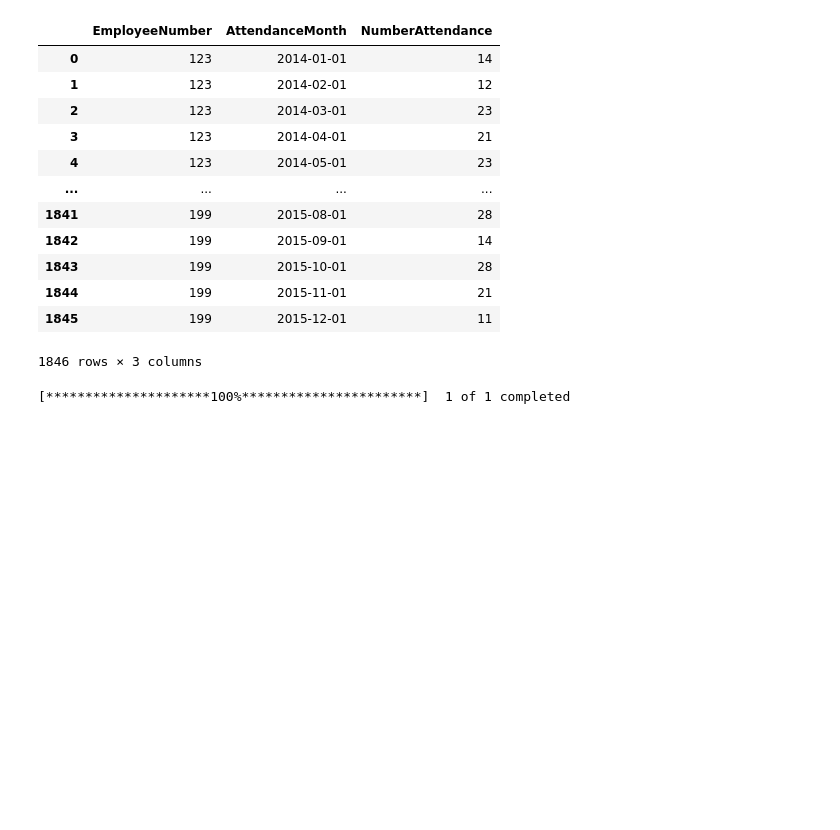
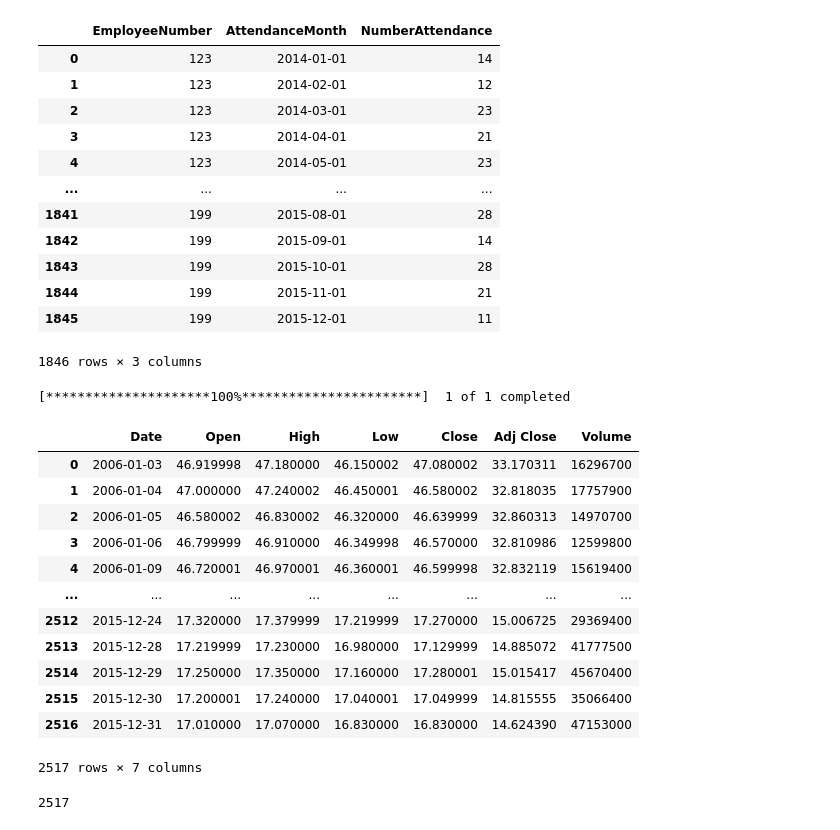
Before and after one commit to MeetPatel89/py_generic, a Jupyter notebook: notebook.ipynb, the cells around one changed output. Saved outputs shown, nothing was run; the diff lists cells and outputs as text; code cells hidden in the pictures; blank space fills up the shorter version.

```diff
--- a/notebook.ipynb
+++ b/notebook.ipynb
@@ -72,3 +86,23 @@ data = pdr.get_data_yahoo(["BAC"], start=startdate, end=enddate)
 data.reset_index(inplace=True)
 # %%
 data.to_csv(rf"{ROOT_DIR}\data\stocks.csv", index=False)
+# %%
+data
+# %% [output]
+|  | Date | Open | High | Low | Close | Adj Close | Volume |
+| 0 | 2006-01-03 | 46.919998 | 47.180000 | 46.150002 | 47.080002 | 33.170311 | 16296700 |
+| 1 | 2006-01-04 | 47.000000 | 47.240002 | 46.450001 | 46.580002 | 32.818035 | 17757900 |
+| 2 | 2006-01-05 | 46.580002 | 46.830002 | 46.320000 | 46.639999 | 32.860313 | 14970700 |
+| 3 | 2006-01-06 | 46.799999 | 46.910000 | 46.349998 | 46.570000 | 32.810986 | 12599800 |
+| 4 | 2006-01-09 | 46.720001 | 46.970001 | 46.360001 | 46.599998 | 32.832119 | 15619400 |
+| ... | ... | ... | ... | ... | ... | ... | ... |
+| 2512 | 2015-12-24 | 17.320000 | 17.379999 | 17.219999 | 17.270000 | 15.006725 | 29369400 |
+| 2513 | 2015-12-28 | 17.219999 | 17.230000 | 16.980000 | 17.129999 | 14.885072 | 41777500 |
+| 2514 | 2015-12-29 | 17.250000 | 17.350000 | 17.160000 | 17.280001 | 15.015417 | 45670400 |
+| 2515 | 2015-12-30 | 17.200001 | 17.240000 | 17.040001 | 17.049999 | 14.815555 | 35066400 |
+| 2516 | 2015-12-31 | 17.010000 | 17.070000 | 16.830000 | 16.830000 | 14.624390 | 47153000 |
+2517 rows × 7 columns
+# %%
+data["Date"].nunique()
+# %% [output]
+2517
```
Also changed, not shown: parts of 8 cells of this notebook.
